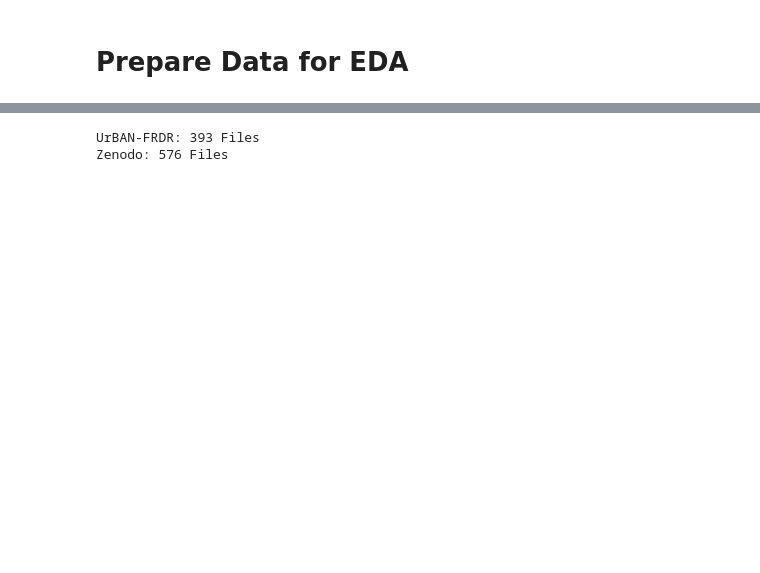
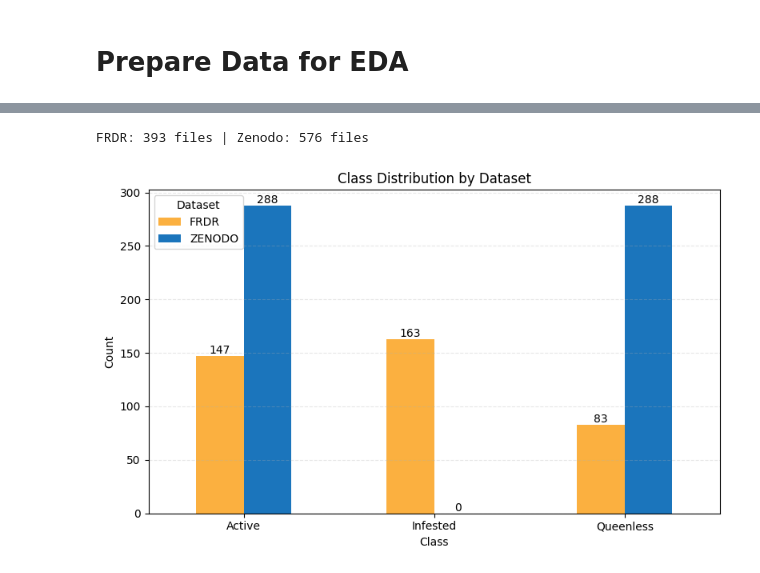
Before and after one commit to jadjadjade002/aib-apisacoustic, a Jupyter notebook: EDAapisacoustic.ipynb, the cells around one changed output, grey strips where cells are left out. Saved outputs shown, nothing was run; the diff lists cells and outputs as text; code cells hidden in the pictures; blank space fills up the shorter version.

```diff
--- a/EDAapisacoustic.ipynb
+++ b/EDAapisacoustic.ipynb
@@ -76,34 +52,32 @@ Class 0: Active       147
 Class 1: Queenless     83
 Name: count, dtype: int64
 # %%
-frdr_files = glob.glob(os.path.join(frdr_audiofolder_path, "*.wav"))
 frdr_data = []
-for path in frdr_files:
-    filename = os.path.basename(path)
-    if any(suffix in filename for suffix in ["_Active", "_Queenless", "_Infested"]):
-        name_part, _ = os.path.splitext(filename)
-        parts = name_part.split('_')
-        class_label = parts[-1]
-        hive_id = "Unknown"
-        for p in parts:
-            if "HIVE" in p: hive_id = p; break
-        frdr_data.append({'File_Path': path, 'Filename': filename, 'Dataset': 'FRDR', 'Class': class_label, 'Hive': hive_id})
+for path in glob.glob(os.path.join(frdr_audiofolder_path, '*.wav')):
+    name = os.path.basename(path)
+    if 'Active' in name or 'Queenless' in name or 'Infested' in name:
+        cls = name.split('_')[-1].split('.')[0]
+        hive = 'Unknown'
+        for p in name.split('_'):
+            if 'HIVE' in p:
+                hive = p
+                break
+        frdr_data.append({'File_Path': path, 'Filename': name, 'Dataset': 'FRDR', 'Class': cls, 'Hive': hive})
 df_frdr_all = pd.DataFrame(frdr_data)
 
-zenodo_files = glob.glob(os.path.join(zenodo_audiofolder_path, "*", "*.wav"))
 zenodo_data = []
-for path in zenodo_files:
-    filename = os.path.basename(path)
-    folder_name = os.path.basename(os.path.dirname(path))
-    if "NO_QueenBee" in filename: class_label = "Queenless"
-    elif "QueenBee" in filename: class_label = "Active"
-    else: continue
-    hive_id = folder_name.split('_')[0]
-    zenodo_data.append({'File_Path': path, 'Filename': filename, 'Dataset': 'ZENODO', 'Class': class_label, 'Hive': hive_id})
+for path in glob.glob(os.path.join(zenodo_audiofolder_path, '*', '*.wav')):
+    name = os.path.basename(path)
+    folder = os.path.basename(os.path.dirname(path))
+    if 'NO_QueenBee' in name:
+        cls = 'Queenless'
+    elif 'QueenBee' in name:
+        cls = 'Active'
+    else:
+        continue
+    zenodo_data.append({'File_Path': path, 'Filename': name, 'Dataset': 'ZENODO', 'Class': cls, 'Hive': folder.split('_')[0]})
 df_zenodo_all = pd.DataFrame(zenodo_data)
 
-print(f"UrBAN-FRDR: {len(df_frdr_all)} Files")
-print(f"Zenodo: {len(df_zenodo_all)} Files")
+print(f"FRDR: {len(df_frdr_all)} files | Zenodo: {len(df_zenodo_all)} files")
 # %% [output]
-UrBAN-FRDR: 393 Files
-Zenodo: 576 Files
+FRDR: 393 files | Zenodo: 576 files
@@ -139 +105,15 @@ df_durations = pd.DataFrame(all_duration_data)
+# %%
+df_all = pd.concat([df_frdr_all, df_zenodo_all], ignore_index=True)
+
+ct = pd.crosstab(df_all['Class'], df_all['Dataset'])
+ax = ct.plot(kind='bar', figsize=(8, 5), rot=0, color=['#fbb040', '#1b75bc'], linewidth=0.5)
+plt.title('Class Distribution by Dataset')
+plt.ylabel('Count')
+plt.legend(title='Dataset')
+for container in ax.containers:
+    ax.bar_label(container)
+plt.grid(axis='y', linestyle='--', alpha=0.3)
+plt.tight_layout(); plt.show()
+# %% [output]
+[figure, added]
 # %%
```
Also changed, not shown: parts of 12 cells of this notebook.
